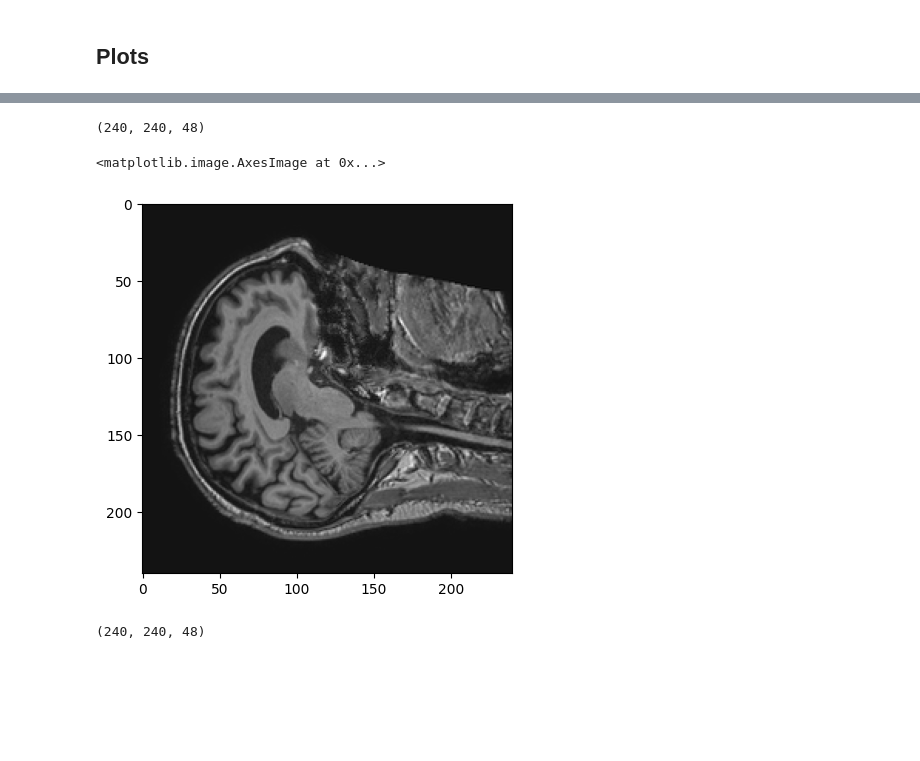
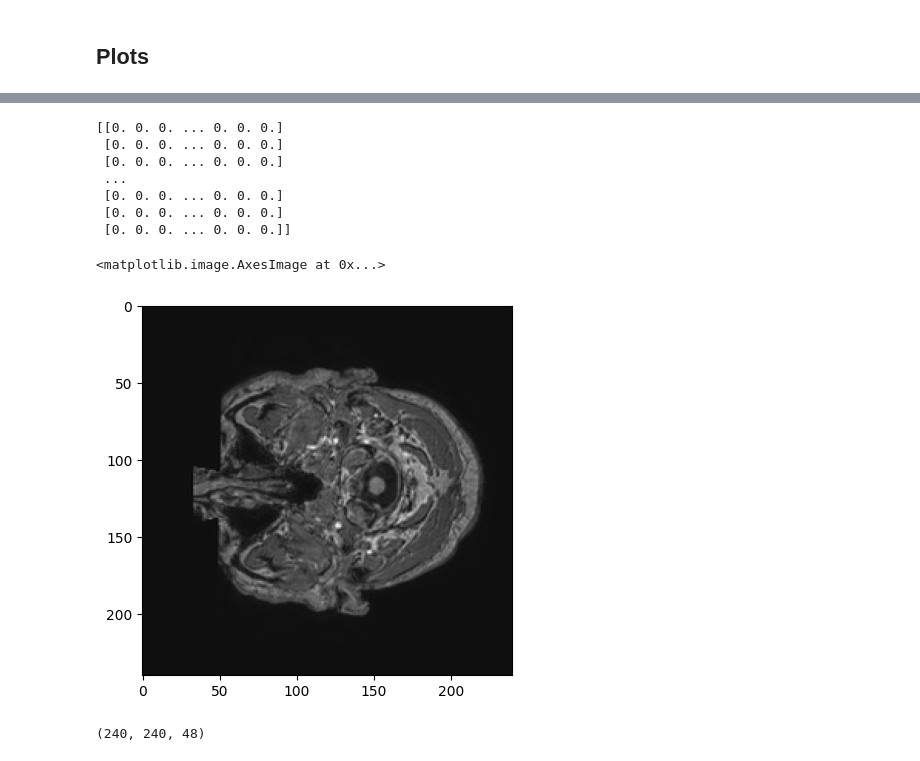
Before and after one commit to josegabjimenez/proyecto-procesamiento-imagenes, a Jupyter notebook: notebooks/register/register.ipynb, the cells around one changed output, grey strips where cells are left out. Saved outputs shown, nothing was run; the diff lists cells and outputs as text; code cells hidden in the pictures; blank space fills up the shorter version.

```diff
--- a/notebooks/register/register.ipynb
+++ b/notebooks/register/register.ipynb
@@ -221,10 +256,16 @@ plt.imshow(registered_array[:, :, 1], cmap='gray')
 # %%
-print(image_data.shape)
-plt.imshow(image_data[:, :, 30], cmap='gray')
+print(image_data[:, :, 20])
+plt.imshow(image_data[:, :, 1], cmap='gray')
 # %% [output]
-(240, 240, 48)
+[[0. 0. 0. ... 0. 0. 0.]
+ [0. 0. 0. ... 0. 0. 0.]
+ [0. 0. 0. ... 0. 0. 0.]
+ ...
+ [0. 0. 0. ... 0. 0. 0.]
+ [0. 0. 0. ... 0. 0. 0.]
+ [0. 0. 0. ... 0. 0. 0.]]
 <matplotlib.image.AxesImage at 0x...>
-[figure, old version]
+[figure, new version]
 # %%
 print(image_data_FLAIRR.shape)
 plt.imshow(image_data_FLAIRR[:, :, 10])
```
Also changed, not shown: parts of 4 cells of this notebook, 27 other files.
